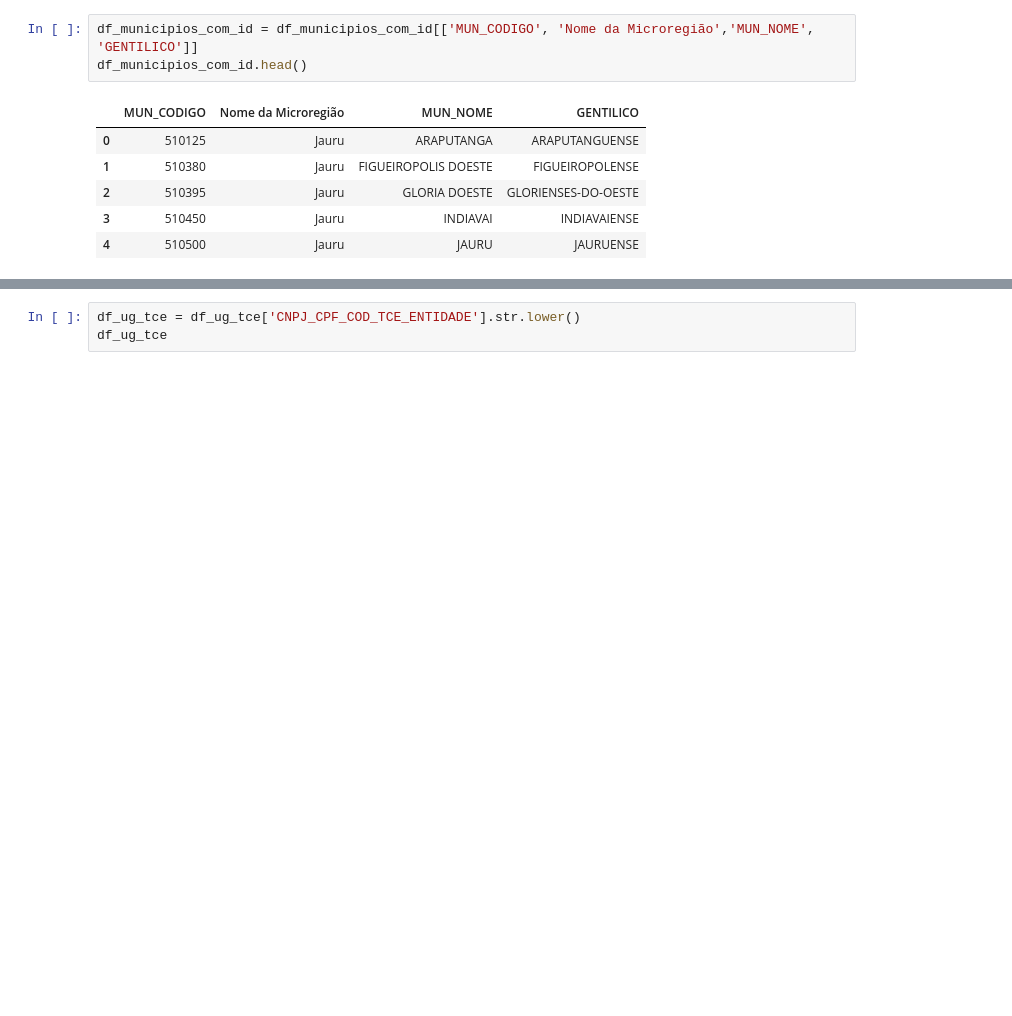
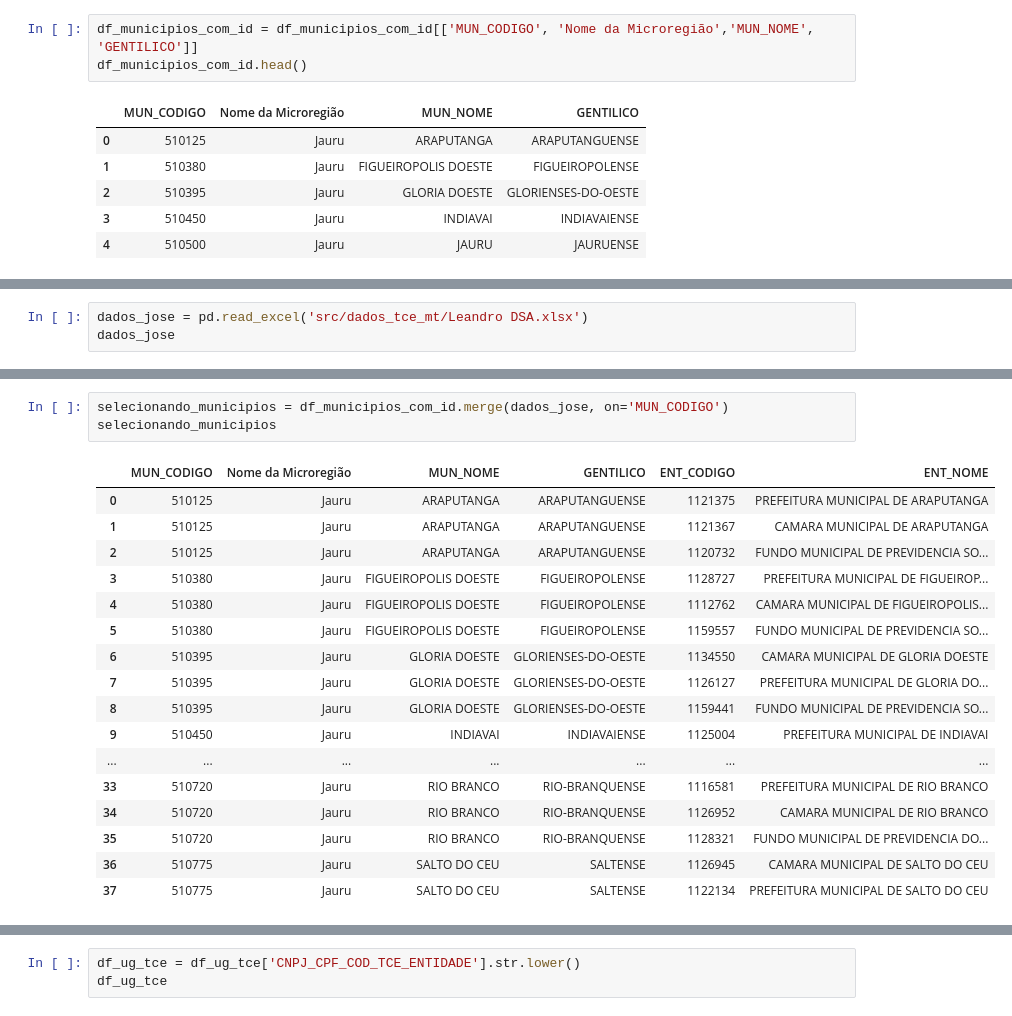
Before and after one commit to ledigofig/Auxilio-Emergencial, a Jupyter notebook: analise_municipios.ipynb, the cells around one changed output, grey strips where cells are left out. Saved outputs shown, nothing was run; the diff lists cells and outputs as text; blank space fills up the shorter version.

Commit message:
Atualização analise Municipios - com dados do TCE-MT

```diff
--- a/analise_municipios.ipynb
+++ b/analise_municipios.ipynb
@@ -411,0 +405,3 @@ df_ug_tce.head()
+# %%
+dados_jose = pd.read_excel('src/dados_tce_mt/Leandro DSA.xlsx')
+dados_jose
@@ -411,0 +422,21 @@ df_ug_tce.head()
+# %%
+selecionando_municipios = df_municipios_com_id.merge(dados_jose, on='MUN_CODIGO')
+selecionando_municipios
+# %% [output]
+|  | MUN_CODIGO | Nome da Microregião | MUN_NOME | GENTILICO | ENT_CODIGO | ENT_NOME |
+| 0 | 510125 | Jauru | ARAPUTANGA | ARAPUTANGUENSE | 1121375 | PREFEITURA MUNICIPAL DE ARAPUTANGA |
+| 1 | 510125 | Jauru | ARAPUTANGA | ARAPUTANGUENSE | 1121367 | CAMARA MUNICIPAL DE ARAPUTANGA |
+| 2 | 510125 | Jauru | ARAPUTANGA | ARAPUTANGUENSE | 1120732 | FUNDO MUNICIPAL DE PREVIDENCIA SO... |
+| 3 | 510380 | Jauru | FIGUEIROPOLIS DOESTE | FIGUEIROPOLENSE | 1128727 | PREFEITURA MUNICIPAL DE FIGUEIROP... |
+| 4 | 510380 | Jauru | FIGUEIROPOLIS DOESTE | FIGUEIROPOLENSE | 1112762 | CAMARA MUNICIPAL DE FIGUEIROPOLIS... |
+| 5 | 510380 | Jauru | FIGUEIROPOLIS DOESTE | FIGUEIROPOLENSE | 1159557 | FUNDO MUNICIPAL DE PREVIDENCIA SO... |
+| 6 | 510395 | Jauru | GLORIA DOESTE | GLORIENSES-DO-OESTE | 1134550 | CAMARA MUNICIPAL DE GLORIA DOESTE |
+| 7 | 510395 | Jauru | GLORIA DOESTE | GLORIENSES-DO-OESTE | 1126127 | PREFEITURA MUNICIPAL DE GLORIA DO... |
+| 8 | 510395 | Jauru | GLORIA DOESTE | GLORIENSES-DO-OESTE | 1159441 | FUNDO MUNICIPAL DE PREVIDENCIA SO... |
+| 9 | 510450 | Jauru | INDIAVAI | INDIAVAIENSE | 1125004 | PREFEITURA MUNICIPAL DE INDIAVAI |
+| ... | ... | ... | ... | ... | ... | ... |
+| 33 | 510720 | Jauru | RIO BRANCO | RIO-BRANQUENSE | 1116581 | PREFEITURA MUNICIPAL DE RIO BRANCO |
+| 34 | 510720 | Jauru | RIO BRANCO | RIO-BRANQUENSE | 1126952 | CAMARA MUNICIPAL DE RIO BRANCO |
+| 35 | 510720 | Jauru | RIO BRANCO | RIO-BRANQUENSE | 1128321 | FUNDO MUNICIPAL DE PREVIDENCIA DO... |
+| 36 | 510775 | Jauru | SALTO DO CEU | SALTENSE | 1126945 | CAMARA MUNICIPAL DE SALTO DO CEU |
+| 37 | 510775 | Jauru | SALTO DO CEU | SALTENSE | 1122134 | PREFEITURA MUNICIPAL DE SALTO DO CEU |
```
Also changed, not shown: parts of 9 cells of this notebook, 1 other file.
